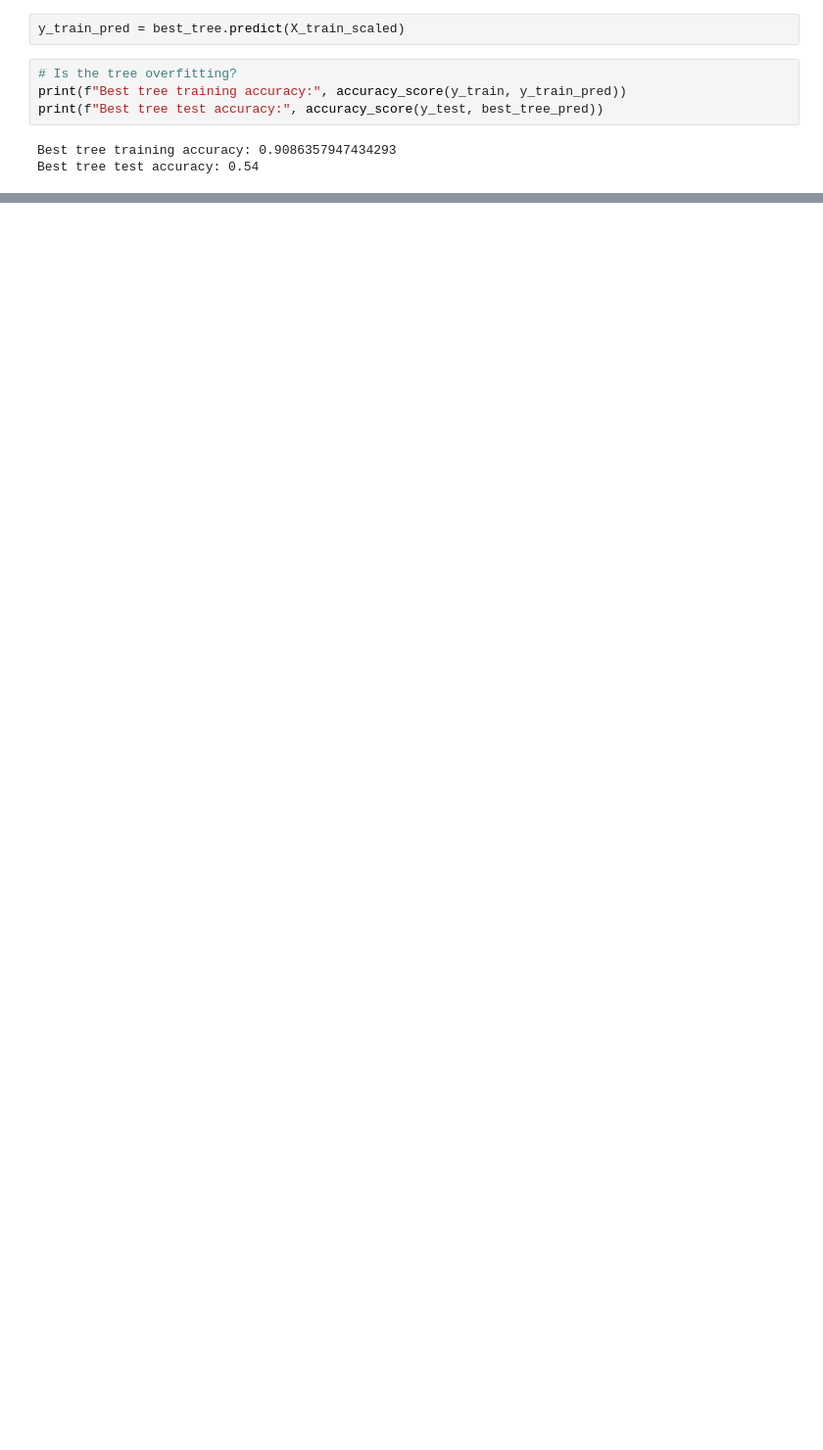
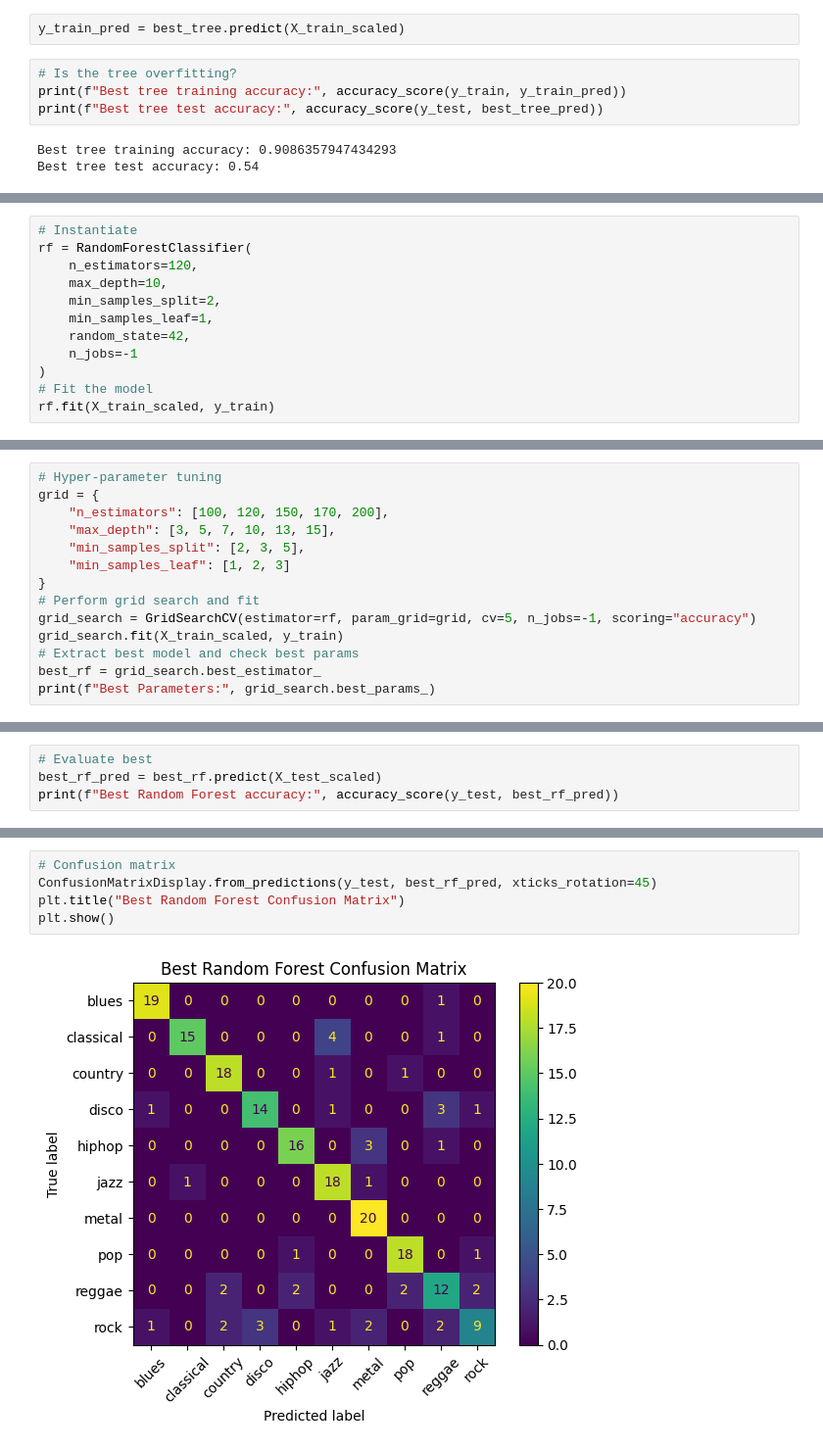
Before and after one commit to kelvin17-glitch/ML-Audio, a Jupyter notebook: eda.ipynb, the cells around one changed output, grey strips where cells are left out. Shown at 98% size. Cells and saved outputs as stored; diff of their text form; blank space fills up the shorter version.

Commit message:
Random forest added, also checked for overfitting in dtree

```diff
--- a/eda.ipynb
+++ b/eda.ipynb
@@ -448,0 +479,12 @@ Best tree test accuracy: 0.54
+# %%
+# Instantiate
+rf = RandomForestClassifier(
+    n_estimators=120,
+    max_depth=10,
+    min_samples_split=2,
+    min_samples_leaf=1,
+    random_state=42,
+    n_jobs=-1
+)
+# Fit the model
+rf.fit(X_train_scaled, y_train)
@@ -448,0 +502,14 @@ Best tree test accuracy: 0.54
+# %%
+# Hyper-parameter tuning
+grid = {
+    "n_estimators": [100, 120, 150, 170, 200],
+    "max_depth": [3, 5, 7, 10, 13, 15],
+    "min_samples_split": [2, 3, 5],
+    "min_samples_leaf": [1, 2, 3]
+}
+# Perform grid search and fit
+grid_search = GridSearchCV(estimator=rf, param_grid=grid, cv=5, n_jobs=-1, scoring="accuracy")
+grid_search.fit(X_train_scaled, y_train)
+# Extract best model and check best params
+best_rf = grid_search.best_estimator_
+print(f"Best Parameters:", grid_search.best_params_)
@@ -448,0 +518,4 @@ Best tree test accuracy: 0.54
+# %%
+# Evaluate best
+best_rf_pred = best_rf.predict(X_test_scaled)
+print(f"Best Random Forest accuracy:", accuracy_score(y_test, best_rf_pred))
@@ -448,0 +544,7 @@ Best tree test accuracy: 0.54
+# %%
+# Confusion matrix
+ConfusionMatrixDisplay.from_predictions(y_test, best_rf_pred, xticks_rotation=45)
+plt.title("Best Random Forest Confusion Matrix")
+plt.show()
+# %% [output]
+[figure, added]
```
Also changed, not shown: parts of 10 cells of this notebook.
